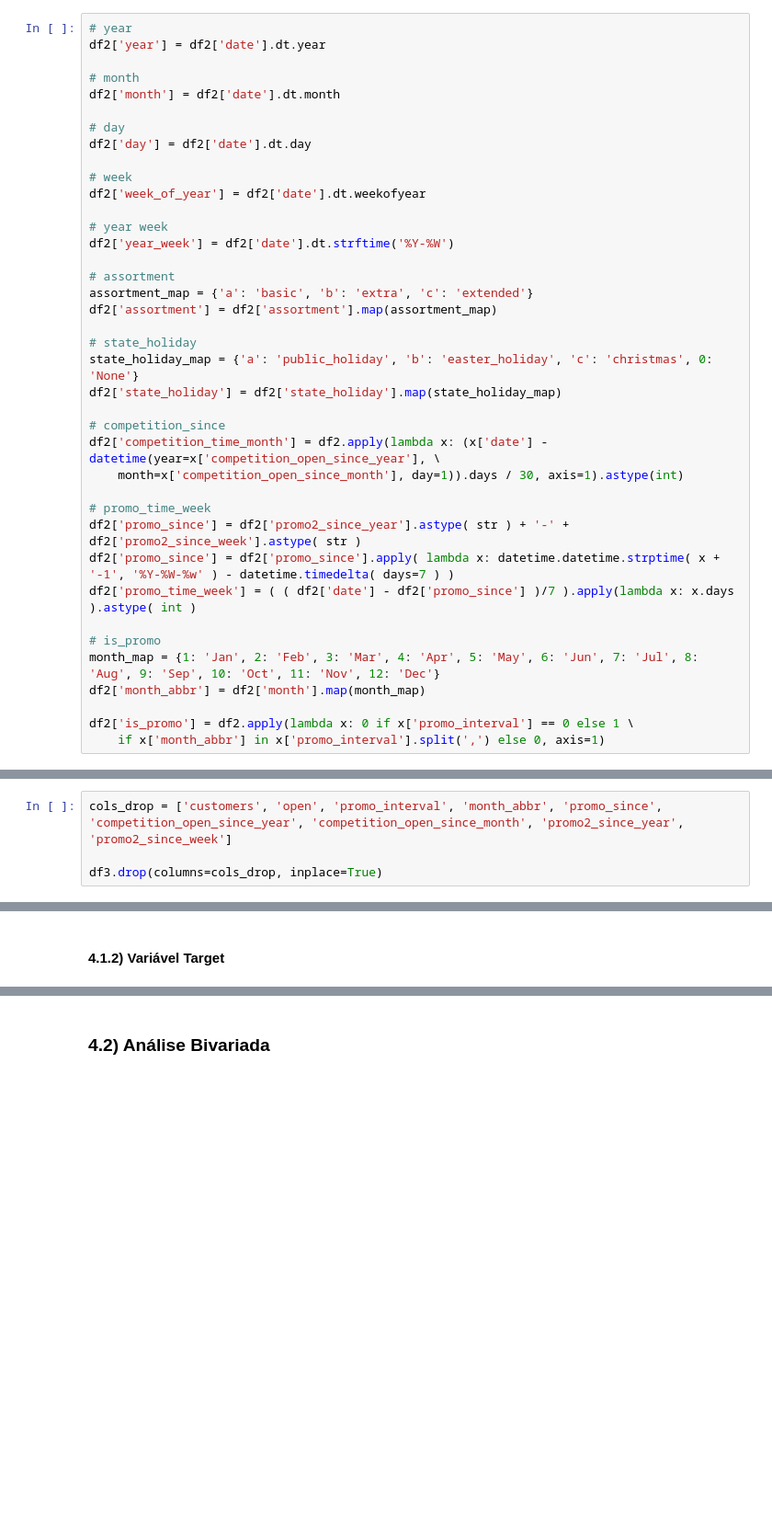
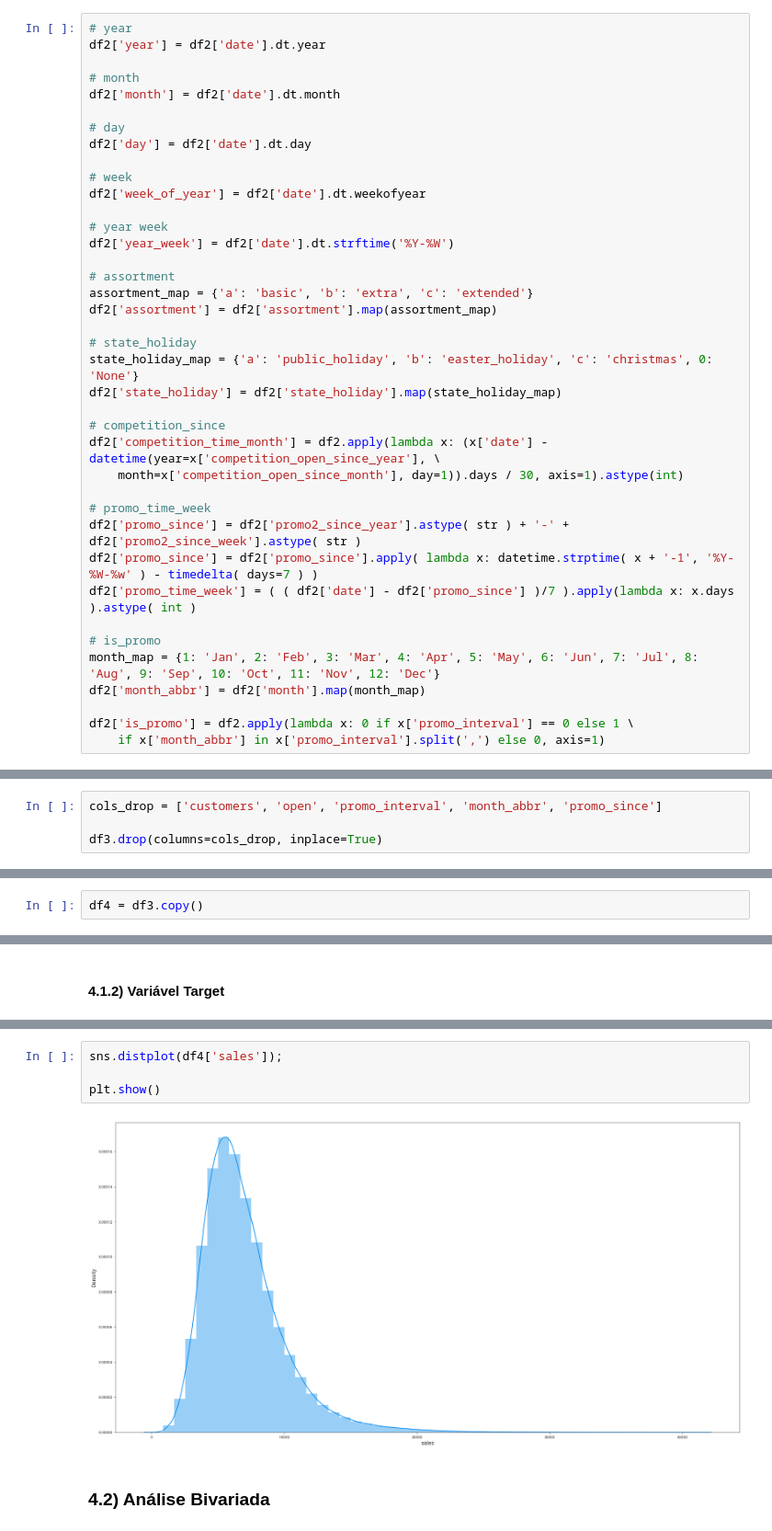
Before and after one commit to GustavoBarros11/rossmann_sales_forecast, a Jupyter notebook: reproducao.ipynb, the cells around one changed output, grey strips where cells are left out. Shown: that part at 92% size. Drawn from its saved outputs; the diff is of its cells as text; blank space fills up the shorter version.

```diff
--- a/reproducao.ipynb
+++ b/reproducao.ipynb
@@ -262,7 +264,7 @@ df2['competition_time_month'] = df2.apply(lambda x: (x['date'] - datetime(year=x
 
 # promo_time_week
 df2['promo_since'] = df2['promo2_since_year'].astype( str ) + '-' + df2['promo2_since_week'].astype( str )
-df2['promo_since'] = df2['promo_since'].apply( lambda x: datetime.datetime.strptime( x + '-1', '%Y-%W-%w' ) - datetime.timedelta( days=7 ) )
+df2['promo_since'] = df2['promo_since'].apply( lambda x: datetime.strptime( x + '-1', '%Y-%W-%w' ) - timedelta( days=7 ) )
 df2['promo_time_week'] = ( ( df2['date'] - df2['promo_since'] )/7 ).apply(lambda x: x.days ).astype( int )
 
 # is_promo
@@ -284,10 +284,12 @@ df3 = df3.loc[(df3['open'] == 1) & (df3['sales'] > 0)]
 # %% [markdown]
 ### 3.2) Seleção das Colunas
 # %%
-cols_drop = ['customers', 'open', 'promo_interval', 'month_abbr', 'promo_since', 'competition_open_since_year', 'competition_open_since_month', 'promo2_since_year', 'promo2_since_week']
+cols_drop = ['customers', 'open', 'promo_interval', 'month_abbr', 'promo_since']
 
 df3.drop(columns=cols_drop, inplace=True)
 # %% [markdown]
 # 4.0) Análise Exploratória de Dados
+# %%
+df4 = df3.copy()
 # %% [markdown]
 ### 4.1) Análise Univariada
@@ -300,2 +303,8 @@ df3.drop(columns=cols_drop, inplace=True)
+# %%
+sns.distplot(df4['sales']);
+
+plt.show()
+# %% [output]
+[figure, added]
 # %% [markdown]
 ### 4.2) Análise Bivariada
```
Also changed, not shown: parts of 19 cells of this notebook, 1 other file.
